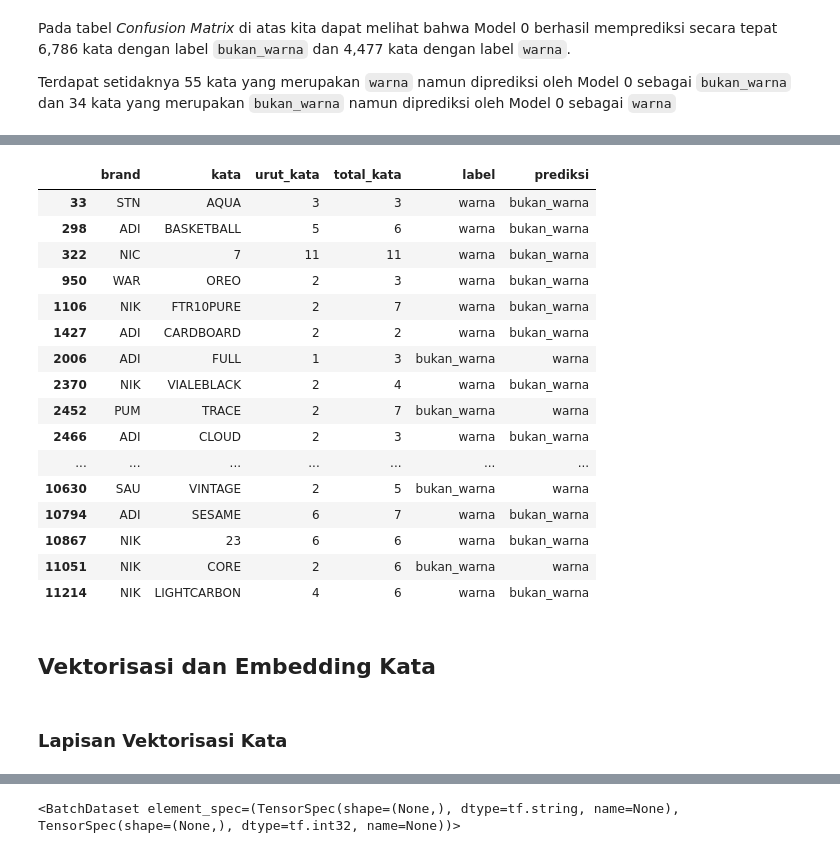
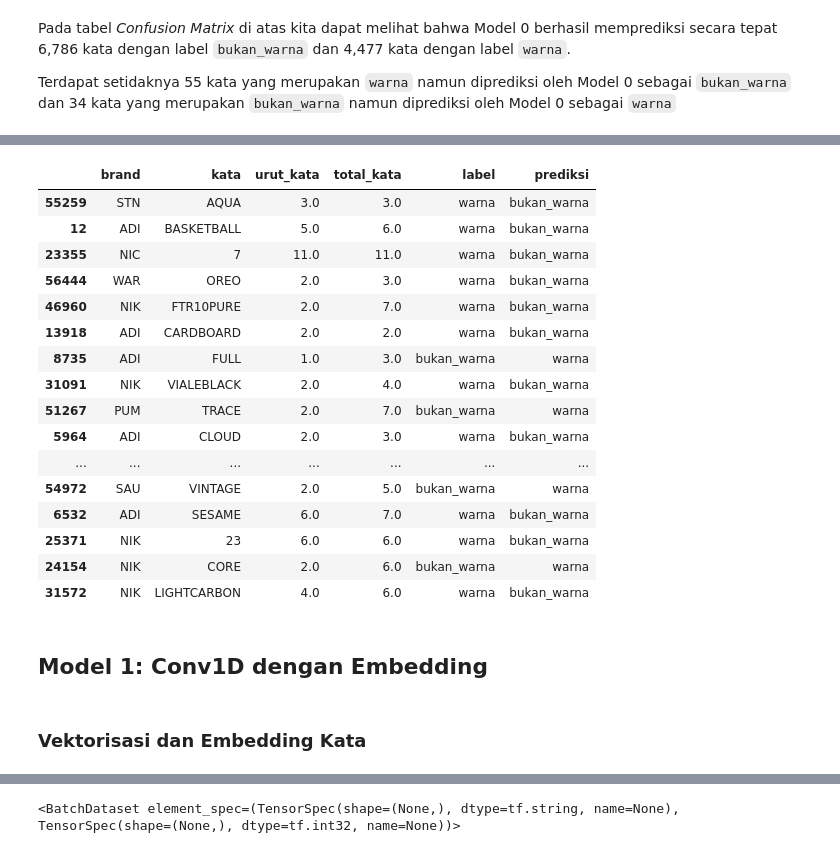
Before and after one commit to johanesPao/ColorSkim, a Jupyter notebook: ColorSkim_AI.ipynb, the cells around one changed output, grey strips where cells are left out. Saved outputs shown, nothing was run; the diff lists cells and outputs as text; code cells hidden in the pictures.

Commit message:
Pengerjaan ColorSkim_AI.ipynb model 1 Conv1D

```diff
--- a/ColorSkim_AI.ipynb
+++ b/ColorSkim_AI.ipynb
@@ -130,7 +136,9 @@ Data yang dipergunakan adalah sebanyak 101,077 kata. Terdapat 2 versi data, data
 `brand`, `urut_kata` dan `total_kata` akan digunakan sebagai alternatif variabel independen tambahan dalam model tertentu.
 # %%
 # Membaca data ke dalam DataFrame pandas
+# Merubah kolom `urut_kata` dan 'total_kata' menjadi float32
 data = pd.read_csv('data/setengah_dataset_artikel.csv')
-data[:10]
+data = data.astype({'urut_kata': np.float32, 'total_kata': np.float32})
+data
 # %% [output]
 |  | brand | nama_artikel | kata | label | urut_kata | total_kata |
@@ -239,20 +255,24 @@ data_encoded
 Data akan dibagi ke dalam train dan test data menggunakan metode `train_test_split` dari modul *sklearn.model_selection* dengan menggunakan rasio dan keacakan yang telah ditentukan di variabel global (lihat *RASIO_TEST_TRAIN* dan *RANDOM_STATE*).
 # %%
 # Menyimpan header data
-data_header = data_encoded.drop(['nama_artikel', 'label_encoded'], axis=1).columns
+data_header = data_encoded[['kata', 'brand', 'urut_kata', 'total_kata', 'label']].columns
 
 # Model 0 adalah MultinomialNB yang akan menggunakan feature_extraction TfIdfVectorizer
 # dimana TfIdfVectorizer hanya dapat menerima satu kolom data yang akan diubah menjadi vector
 # (angka), kecuali kita dapat menggabungkan kembali brand kata dan kolom kolom lainnya ke dalam
 # satu kolom seperti['NIK GREEN 1 0 0 0 1'] alih - alih [['NIK', 'GREEN', '1', '0', '0', '0', '1']]
 # Maka untuk Model 0 kita tetap akan hanya menggunakan kolom 'kata' sebagai fitur.
-train_data_mnb, test_data_mnb, train_target_mnb, test_target_mnb = train_test_split(data_encoded['kata'].to_numpy(),
-                                                                                    data_encoded['label_encoded'].to_numpy(),
+# kolom 'brand', 'urut_kata' 'total_kata' dan 'label' sebenarnya tidak akan
+# digunakan untuk training, namun pada train_test_split ini kita akan menyimpan brand untuk
+# display hasil prediksi berbanding dengan target label (ground truth)
+train_data_mnb, test_data_mnb, train_target_mnb, test_target_mnb = train_test_split(data_encoded[['kata', 'brand', 'urut_kata', 'total_kata', 'label']],
+                                                                                    data_encoded['label_encoded'],
                                                                                     test_size=RASIO_TEST_TRAIN,
                                                                                     random_state=RANDOM_STATE)
 
-train_data, test_data, train_target, test_target = train_test_split(data_encoded.drop(['nama_artikel', 'label_encoded'], axis=1).to_numpy(),
-                                                                    data_encoded['label_encoded'].to_numpy(),
+# Untuk model lainnya kita akan menggunakan semua fitur minus 'brand', 'nama_artikel', 'label' dan 'label_encoded' .drop
+train_data, test_data, train_target, test_target = train_test_split(data_encoded.drop(['brand', 'nama_artikel', 'label', 'label_encoded'], axis=1),
+                                                                    data_encoded['label_encoded'],
                                                                     test_size=RASIO_TEST_TRAIN,
                                                                     random_state=RANDOM_STATE)
 # %%
@@ -309,7 +347,7 @@ model_0 = Pipeline([
 ])
 
 # Fit pipeline dengan data training
-model_0.fit(X=train_data_mnb, y=train_target_mnb)
+model_0.fit(X=np.squeeze(train_data_mnb.iloc[:, 0]), y=train_target_mnb)
 # %% [output]
 Pipeline(steps=[('tf-idf', TfidfVectorizer()), ('clf', MultinomialNB())])
 # %%
@@ -327,7 +365,7 @@ Secara sekilas model yang pertama ini (model 0) memberikan akurasi yang sangat t
 Dengan demikian, nanti kita mungkin akan mengulas lebih mendalam model pertama ini menggunakan dataset yang dipisahkan berdasar brand. Untuk sementara kita akan melanjutkan mengembangkan model - model alternatif untuk pemisahan `bukan_warna` dan `warna` dari nama artikel.
 # %%
 # Membuat prediksi menggunakan data test
-pred_model_0 = model_0.predict(test_data_mnb)
+pred_model_0 = model_0.predict(np.squeeze(test_data_mnb.iloc[:, 0]))
 pred_model_0
 # %% [output]
 array([1, 0, 1, ..., 0, 0, 0])
@@ -413,32 +471,32 @@ Terdapat setidaknya 55 kata yang merupakan `warna` namun diprediksi oleh Model 0
 # %%
 # Set inverse dari label encoder
 inverse_label_encoder = list(label_encoder.inverse_transform([0, 1]))
-data_test = pd.DataFrame(test_data, columns=data_header)[['brand', 'kata', 'urut_kata', 'total_kata', 'label']]
+data_test = pd.DataFrame(test_data_mnb, columns=data_header)[['brand', 'kata', 'urut_kata', 'total_kata', 'label']]
 data_pred = pd.DataFrame(np.int32(pred_model_0), columns=['prediksi'])
-data_final = pd.concat([data_test, data_pred], axis=1)
-data_final['prediksi'] = data_final['prediksi'].astype(int).map(lambda x: inverse_label_encoder[x])
-data_final = data_final.loc[data_final['label']!= data_final['prediksi']]
+data_test['prediksi'] = data_pred.iloc[:, 0].tolist()
+data_test['prediksi'] = data_test['prediksi'].astype(int).map(lambda x: inverse_label_encoder[x])
+data_test = data_test.loc[data_test['label']!= data_test['prediksi']]
 with pd.option_context('display.max_rows', None):
-    display(data_final)
+    display(data_test)
 # %% [output]
 |  | brand | kata | urut_kata | total_kata | label | prediksi |
-| 33 | STN | AQUA | 3 | 3 | warna | bukan_warna |
-| 298 | ADI | BASKETBALL | 5 | 6 | warna | bukan_warna |
-| 322 | NIC | 7 | 11 | 11 | warna | bukan_warna |
-| 950 | WAR | OREO | 2 | 3 | warna | bukan_warna |
-| 1106 | NIK | FTR10PURE | 2 | 7 | warna | bukan_warna |
-| 1427 | ADI | CARDBOARD | 2 | 2 | warna | bukan_warna |
-| 2006 | ADI | FULL | 1 | 3 | bukan_warna | warna |
-| 2370 | NIK | VIALEBLACK | 2 | 4 | warna | bukan_warna |
-| 2452 | PUM | TRACE | 2 | 7 | bukan_warna | warna |
-| 2466 | ADI | CLOUD | 2 | 3 | warna | bukan_warna |
+| 55259 | STN | AQUA | 3.0 | 3.0 | warna | bukan_warna |
+| 12 | ADI | BASKETBALL | 5.0 | 6.0 | warna | bukan_warna |
+| 23355 | NIC | 7 | 11.0 | 11.0 | warna | bukan_warna |
+| 56444 | WAR | OREO | 2.0 | 3.0 | warna | bukan_warna |
+| 46960 | NIK | FTR10PURE | 2.0 | 7.0 | warna | bukan_warna |
+| 13918 | ADI | CARDBOARD | 2.0 | 2.0 | warna | bukan_warna |
+| 8735 | ADI | FULL | 1.0 | 3.0 | bukan_warna | warna |
+| 31091 | NIK | VIALEBLACK | 2.0 | 4.0 | warna | bukan_warna |
+| 51267 | PUM | TRACE | 2.0 | 7.0 | bukan_warna | warna |
+| 5964 | ADI | CLOUD | 2.0 | 3.0 | warna | bukan_warna |
 | ... | ... | ... | ... | ... | ... | ... |
-| 10630 | SAU | VINTAGE | 2 | 5 | bukan_warna | warna |
-| 10794 | ADI | SESAME | 6 | 7 | warna | bukan_warna |
-| 10867 | NIK | 23 | 6 | 6 | warna | bukan_warna |
-| 11051 | NIK | CORE | 2 | 6 | bukan_warna | warna |
-| 11214 | NIK | LIGHTCARBON | 4 | 6 | warna | bukan_warna |
+| 54972 | SAU | VINTAGE | 2.0 | 5.0 | bukan_warna | warna |
+| 6532 | ADI | SESAME | 6.0 | 7.0 | warna | bukan_warna |
+| 25371 | NIK | 23 | 6.0 | 6.0 | warna | bukan_warna |
+| 24154 | NIK | CORE | 2.0 | 6.0 | bukan_warna | warna |
+| 31572 | NIK | LIGHTCARBON | 4.0 | 6.0 | warna | bukan_warna |
+# %% [markdown]
+## Model 1: Conv1D dengan Embedding
 # %% [markdown]
-## Vektorisasi dan Embedding Kata
+### Vektorisasi dan Embedding Kata
-# %% [markdown]
-### Lapisan Vektorisasi Kata
```
Also changed, not shown: parts of 29 cells of this notebook, 23 other files.
